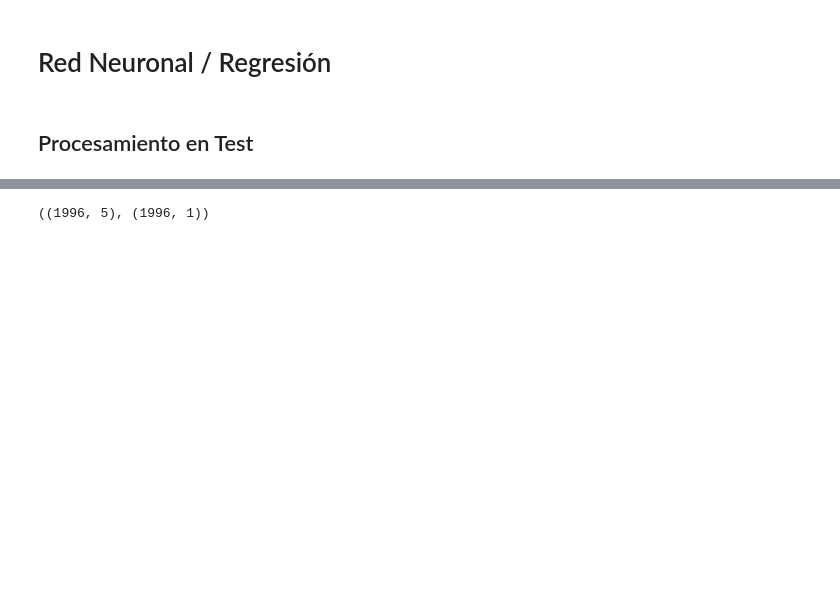
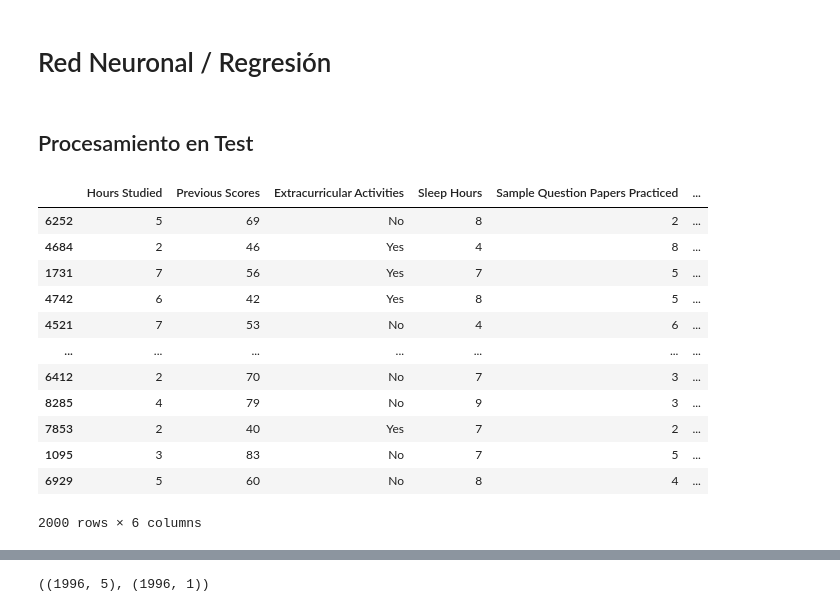
Before and after one commit to MiguelMussi/AAII_TP1, a Jupyter notebook: Problema_1.ipynb, the cells around one changed output, grey strips where cells are left out. Cells and saved outputs as stored; diff of their text form; code cells hidden in the pictures; blank space fills up the shorter version.

```diff
--- a/Problema_1.ipynb
+++ b/Problema_1.ipynb
@@ -381,6 +408,22 @@ plt.show()
 # Red Neuronal / Regresión
 # %% [markdown]
 ## Procesamiento en Test
+# %%
+df_test
+# %% [output]
+|  | Hours Studied | Previous Scores | Extracurricular Activities | Sleep Hours | Sample Question Papers Practiced | ... |
+| 6252 | 5 | 69 | No | 8 | 2 | ... |
+| 4684 | 2 | 46 | Yes | 4 | 8 | ... |
+| 1731 | 7 | 56 | Yes | 7 | 5 | ... |
+| 4742 | 6 | 42 | Yes | 8 | 5 | ... |
+| 4521 | 7 | 53 | No | 4 | 6 | ... |
+| ... | ... | ... | ... | ... | ... | ... |
+| 6412 | 2 | 70 | No | 7 | 3 | ... |
+| 8285 | 4 | 79 | No | 9 | 3 | ... |
+| 7853 | 2 | 40 | Yes | 7 | 2 | ... |
+| 1095 | 3 | 83 | No | 7 | 5 | ... |
+| 6929 | 5 | 60 | No | 8 | 4 | ... |
+2000 rows × 6 columns
 # %%
 df_test = renombrar_columnas(df_test)
 df_test = eliminar_registros_duplicados(df_test)
```
Also changed, not shown: parts of 10 cells of this notebook.
